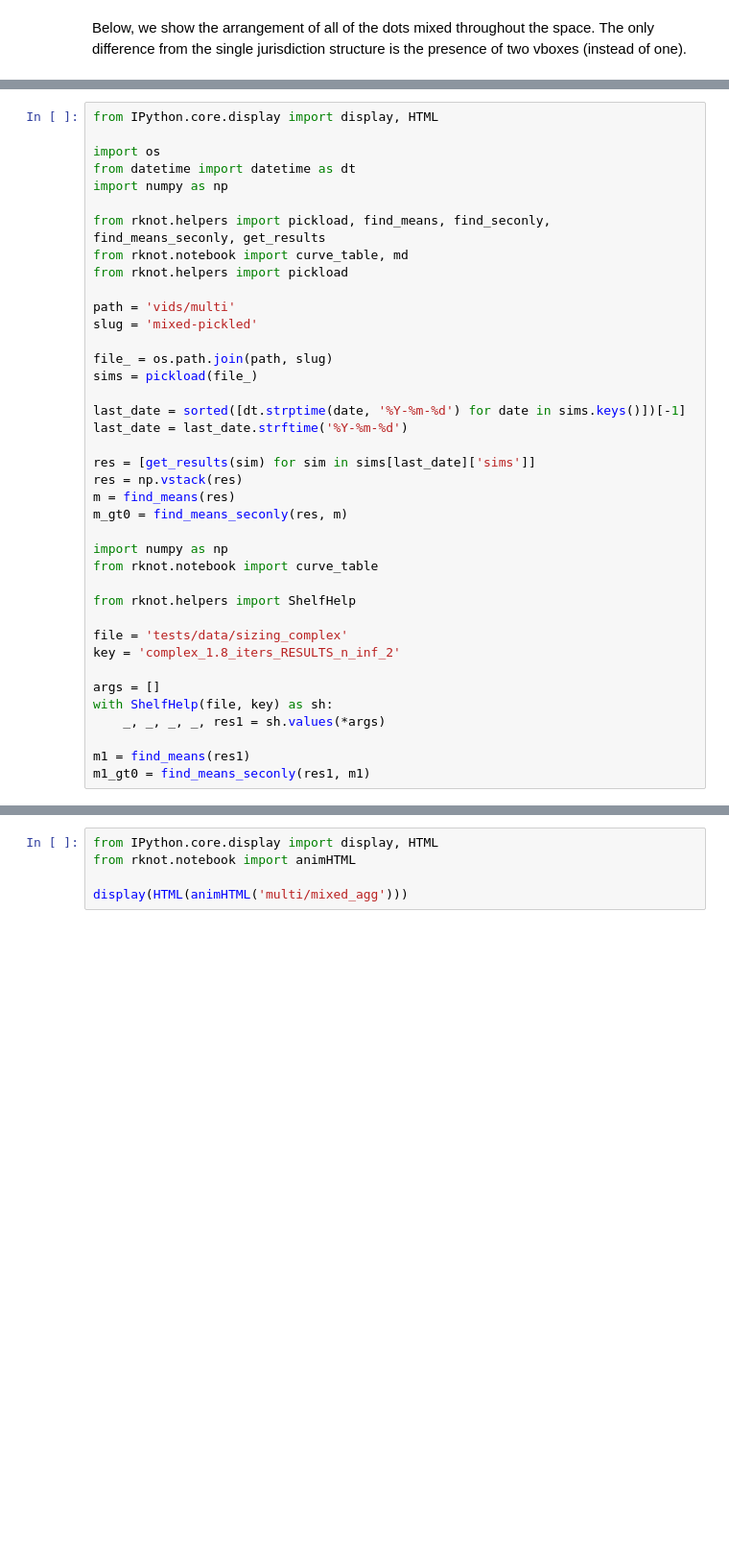
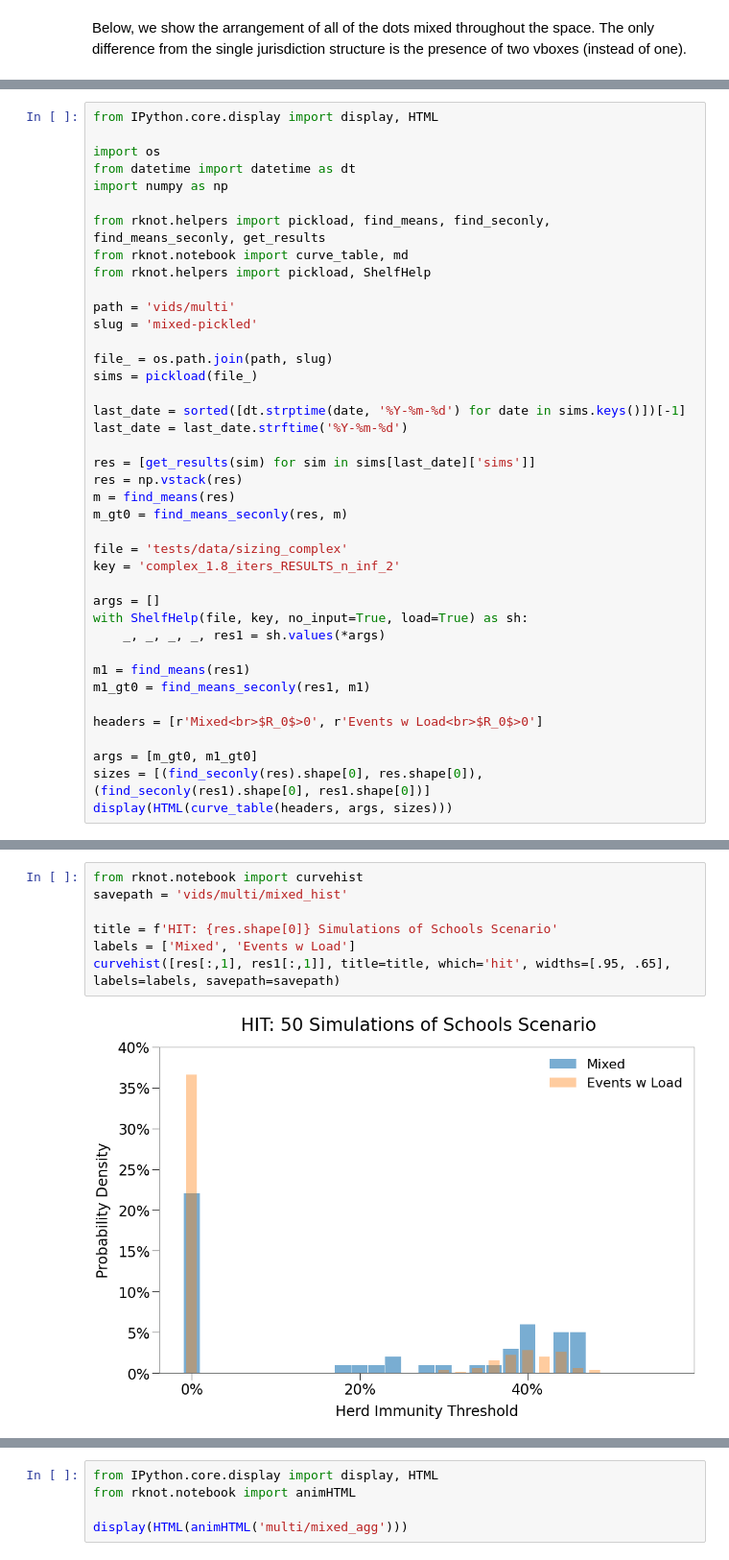
Before and after one commit to rjskene/rknotdocs, a Jupyter notebook: docs/multi.ipynb, the cells around one changed output, grey strips where cells are left out. Shown at 96% size. Saved outputs shown, nothing was run; the diff lists cells and outputs as text; blank space fills up the shorter version.

```diff
--- a/docs/multi.ipynb
+++ b/docs/multi.ipynb
@@ -90,7 +92,7 @@ import numpy as np
 
 from rknot.helpers import pickload, find_means, find_seconly, find_means_seconly, get_results
 from rknot.notebook import curve_table, md
-from rknot.helpers import pickload
+from rknot.helpers import pickload, ShelfHelp
 
 path = 'vids/multi'
 slug = 'mixed-pickled'
@@ -106,17 +108,18 @@ res = np.vstack(res)
 m = find_means(res)
 m_gt0 = find_means_seconly(res, m)
 
-import numpy as np
-from rknot.notebook import curve_table
-
-from rknot.helpers import ShelfHelp
-
 file = 'tests/data/sizing_complex'
 key = 'complex_1.8_iters_RESULTS_n_inf_2'
 
 args = []
-with ShelfHelp(file, key) as sh:
+with ShelfHelp(file, key, no_input=True, load=True) as sh:
     _, _, _, _, res1 = sh.values(*args)
 
 m1 = find_means(res1)
 m1_gt0 = find_means_seconly(res1, m1)
+
+headers = [r'Mixed<br>$R_0$>0', r'Events w Load<br>$R_0$>0']
+
+args = [m_gt0, m1_gt0]
+sizes = [(find_seconly(res).shape[0], res.shape[0]), (find_seconly(res1).shape[0], res1.shape[0])]
+display(HTML(curve_table(headers, args, sizes)))
@@ -143,0 +143,9 @@ Notice, however, that the average peak is lower and Days to Peak higher in our n
+# %%
+from rknot.notebook import curvehist
+savepath = 'vids/multi/mixed_hist'
+
+title = f'HIT: {res.shape[0]} Simulations of Schools Scenario'
+labels = ['Mixed', 'Events w Load']
+curvehist([res[:,1], res1[:,1]], title=title, which='hit', widths=[.95, .65], labels=labels, savepath=savepath)
+# %% [output]
+[figure, added]
```
Also changed, not shown: parts of 21 cells of this notebook, 14 other files.
